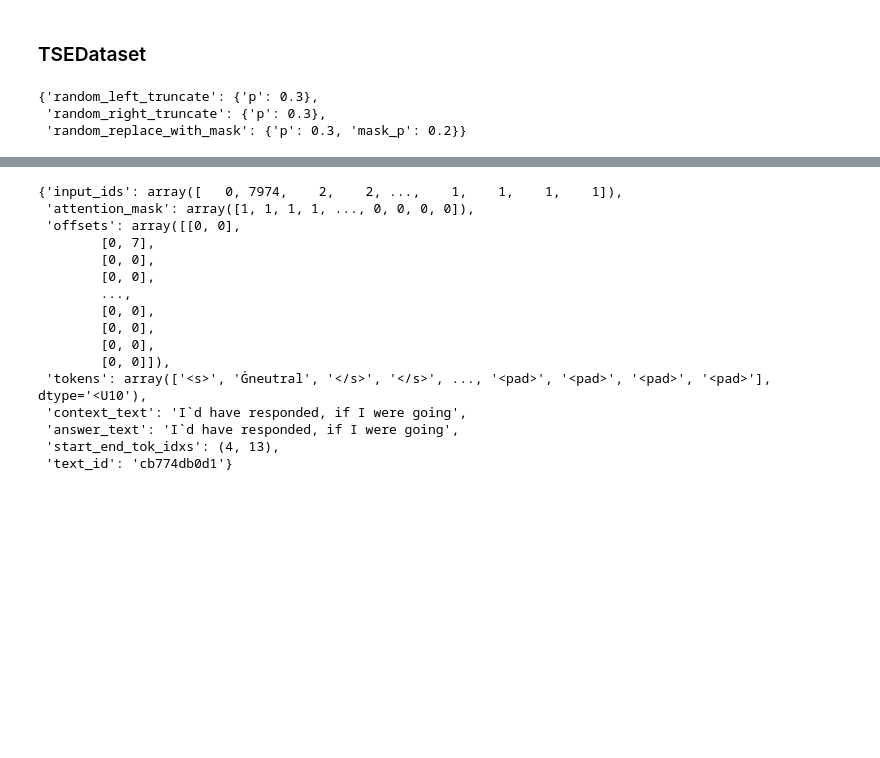
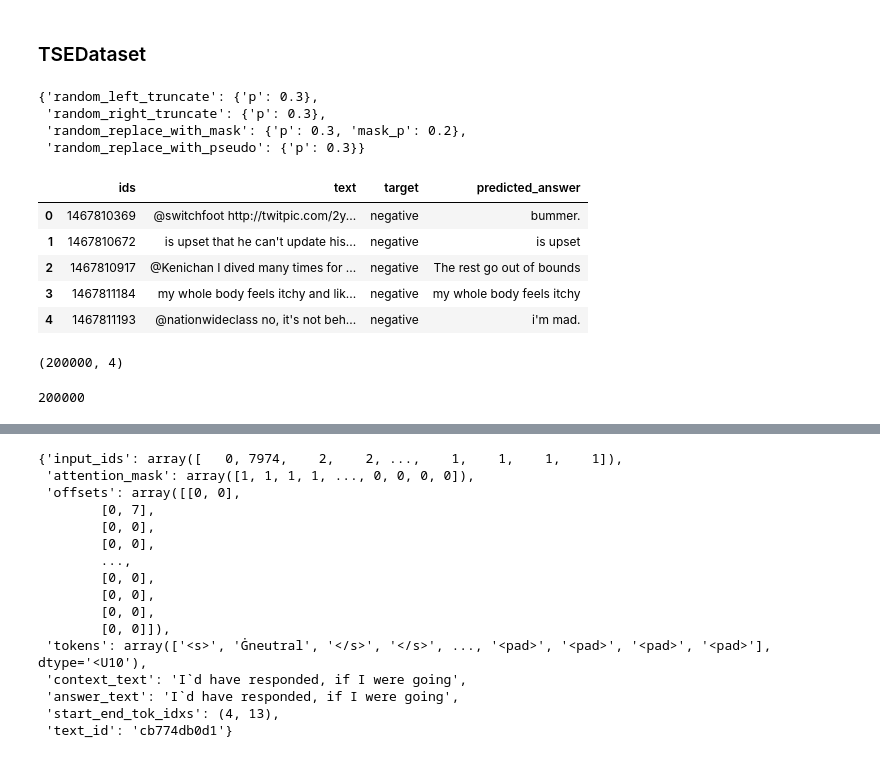
Before and after one commit to KeremTurgutlu/tse, a Jupyter notebook: nbs/03-datasets.ipynb, the cells around one changed output, grey strips where cells are left out. Drawn from its saved outputs; the diff is of its cells as text; code cells hidden in the pictures; blank space fills up the shorter version.

Commit message:
added pseudo label data augmentation

```diff
--- a/nbs/03-datasets.ipynb
+++ b/nbs/03-datasets.ipynb
@@ -446,11 +449,28 @@ do_tfms = {}
 do_tfms["random_left_truncate"] = {"p":.3}
 do_tfms["random_right_truncate"] = {"p":.3}
 do_tfms["random_replace_with_mask"] = {"p":.3, "mask_p":0.2}
+do_tfms["random_replace_with_pseudo"] = {"p":.3}
 do_tfms
 # %% [output]
 {'random_left_truncate': {'p': 0.3},
  'random_right_truncate': {'p': 0.3},
- 'random_replace_with_mask': {'p': 0.3, 'mask_p': 0.2}}
+ 'random_replace_with_mask': {'p': 0.3, 'mask_p': 0.2},
+ 'random_replace_with_pseudo': {'p': 0.3}}
+# %%
+pseudo_df = pd.read_csv("../data/pseudo_labels/pseudo_labelled_sample.csv")
+pseudo_df = pseudo_df[['ids', 'text', 'target', 'predicted_answer']]
+pseudo_df.head()
+# %% [output]
+|  | ids | text | target | predicted_answer |
+| 0 | 1467810369 | @switchfoot http://twitpic.com/2y... | negative | bummer. |
+| 1 | 1467810672 | is upset that he can't update his... | negative | is upset |
+| 2 | 1467810917 | @Kenichan I dived many times for ... | negative | The rest go out of bounds |
+| 3 | 1467811184 | my whole body feels itchy and lik... | negative | my whole body feels itchy |
+| 4 | 1467811193 | @nationwideclass no, it's not beh... | negative | i'm mad. |
+# %%
+pseudo_df.shape
+# %% [output]
+(200000, 4)
 # %%
 #export
 class TSEDataset(Dataset):
@@ -503 +537,5 @@ class TSEDataset(Dataset):
+# %%
+len(pseudo_inputs)
+# %% [output]
+200000
 # %%
```
Also changed, not shown: parts of 23 cells of this notebook, 1 other file.
